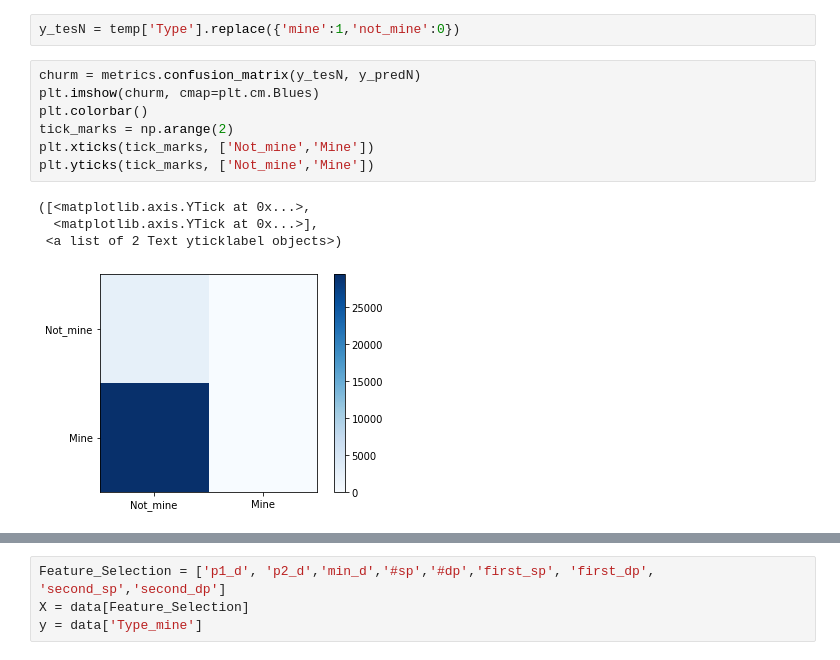
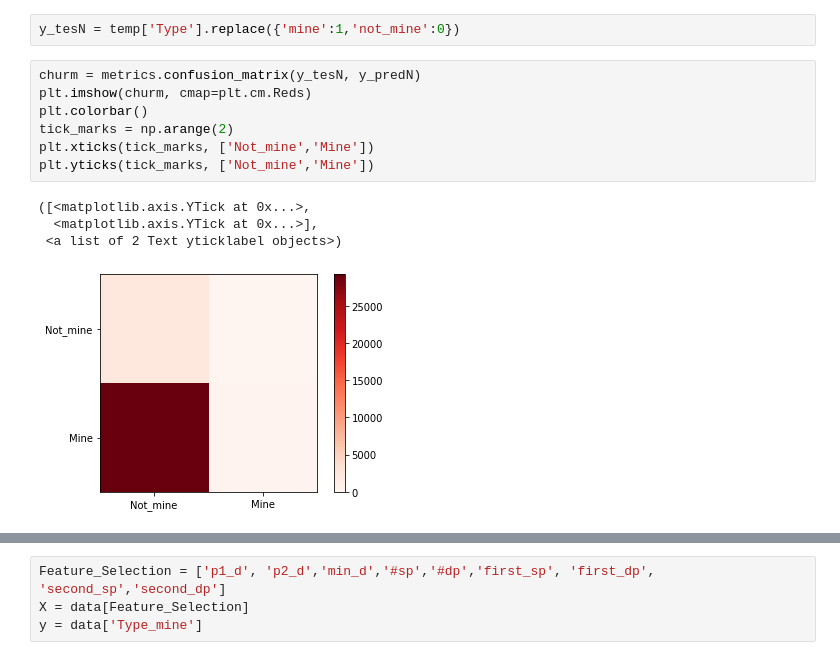
Before and after one commit to Kaiziferr/-Miner_Detector, a Jupyter notebook: PDG/Árboles de decisión sin normalizar sin binarizar.ipynb, the cells around one changed output, grey strips where cells are left out. Drawn from its saved outputs; the diff is of its cells as text.

```diff
--- a/PDG/Árboles de decisión sin normalizar sin binarizar.ipynb
+++ b/PDG/Árboles de decisión sin normalizar sin binarizar.ipynb
@@ -336,16 +336,16 @@ len(y_predN[y_predN == 1])
 y_tesN = temp['Type'].replace({'mine':1,'not_mine':0})
 # %%
 churm = metrics.confusion_matrix(y_tesN, y_predN)
-plt.imshow(churm, cmap=plt.cm.Blues)
+plt.imshow(churm, cmap=plt.cm.Reds)
 plt.colorbar()
 tick_marks = np.arange(2)
 plt.xticks(tick_marks, ['Not_mine','Mine'])
 plt.yticks(tick_marks, ['Not_mine','Mine'])
 # %% [output]
 ([<matplotlib.axis.YTick at 0x...>,
   <matplotlib.axis.YTick at 0x...>],
  <a list of 2 Text yticklabel objects>)
-[figure, old version]
+[figure, new version]
 # %%
 pd.DataFrame(churm)
 # %% [output]
```
Also changed, not shown: parts of 49 cells of this notebook, 1 other file.
